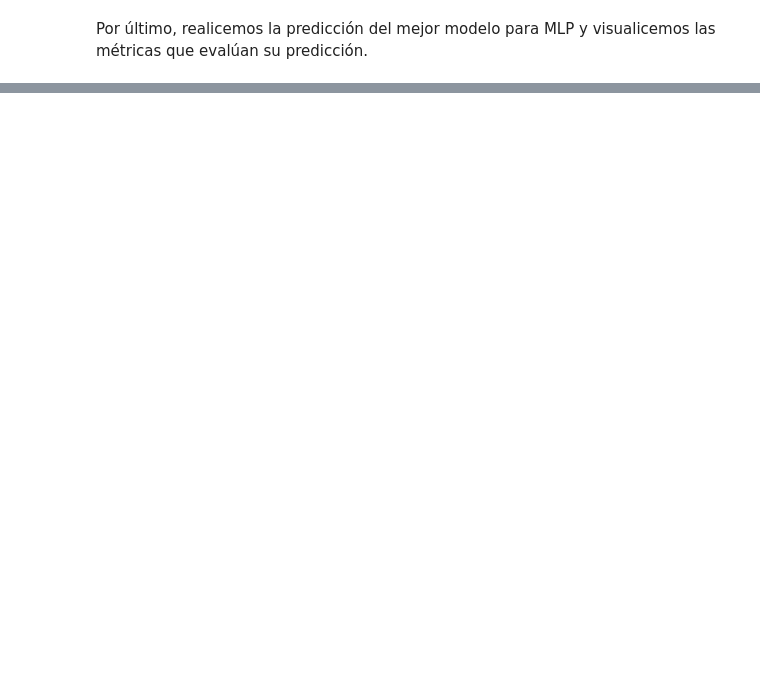
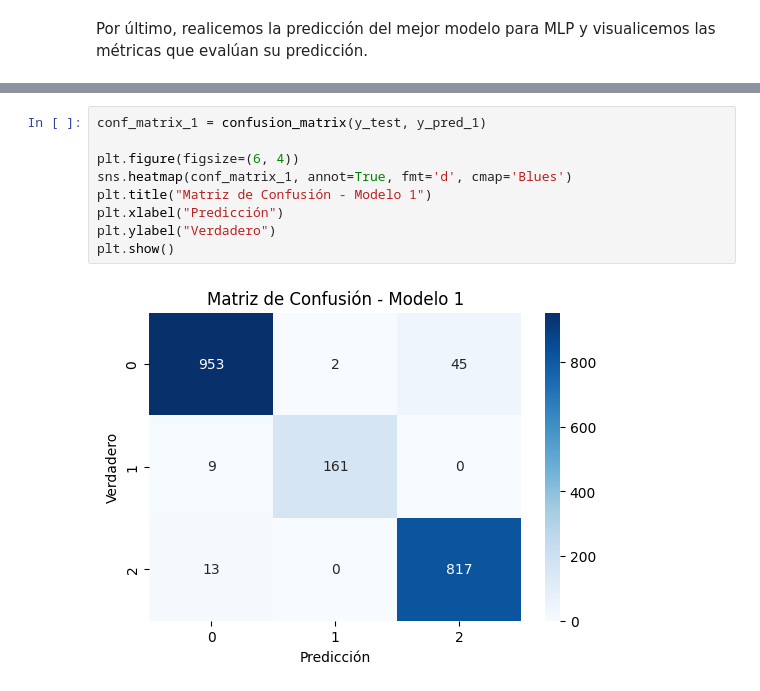
Before and after one commit to Kevin2558/Data_Science_Borrador, a Jupyter notebook: 10_Proyecto_Final/Opcion_2/Borrador.ipynb, the cells around one changed output, grey strips where cells are left out. Cells and saved outputs as stored; diff of their text form; blank space fills up the shorter version.

```diff
--- a/10_Proyecto_Final/Opcion_2/Borrador.ipynb
+++ b/10_Proyecto_Final/Opcion_2/Borrador.ipynb
@@ -214,0 +234,11 @@ weighted avg       0.97      0.97      0.97      2000
+# %%
+conf_matrix_1 = confusion_matrix(y_test, y_pred_1)
+
+plt.figure(figsize=(6, 4))
+sns.heatmap(conf_matrix_1, annot=True, fmt='d', cmap='Blues')
+plt.title("Matriz de Confusión - Modelo 1")
+plt.xlabel("Predicción")
+plt.ylabel("Verdadero")
+plt.show()
+# %% [output]
+[figure, added]
```
Also changed, not shown: parts of 7 cells of this notebook.
